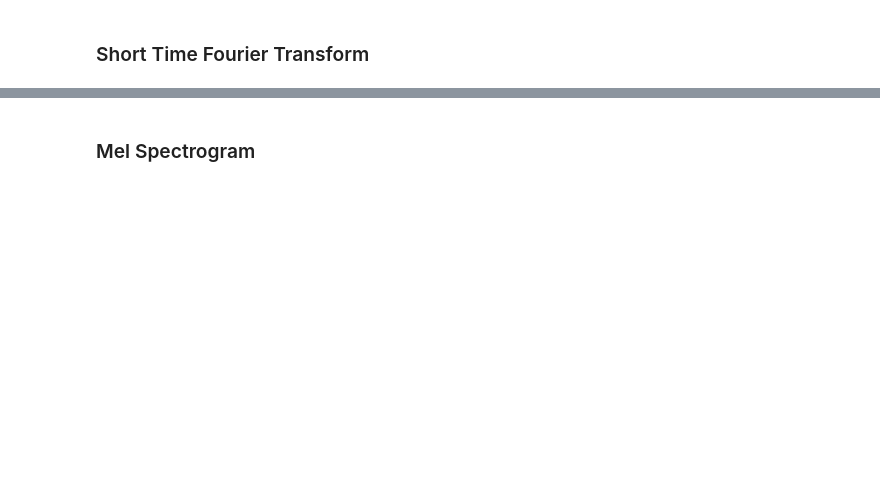
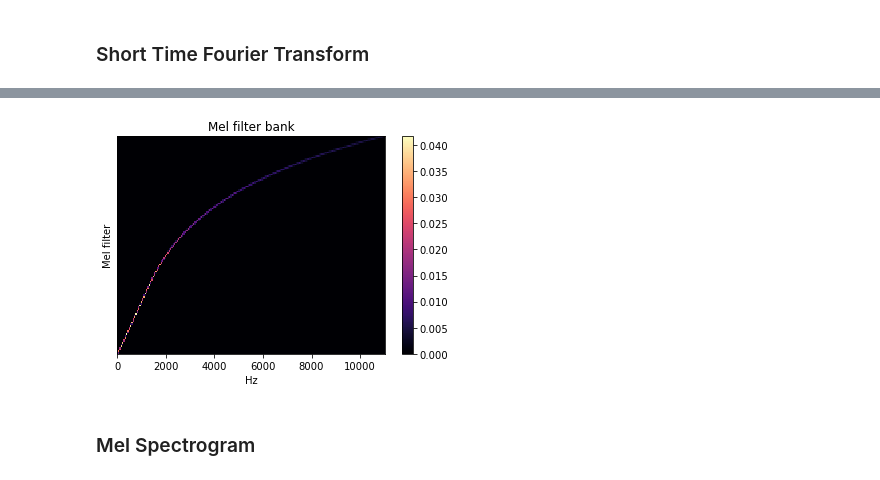
Before and after one commit to Oppo-sit/MFCC_study, a Jupyter notebook: librosa/MFCC_basic.ipynb, the cells around one changed output, grey strips where cells are left out. Drawn from its saved outputs; the diff is of its cells as text; code cells hidden in the pictures; blank space fills up the shorter version.

```diff
--- a/librosa/MFCC_basic.ipynb
+++ b/librosa/MFCC_basic.ipynb
@@ -23,3 +34,16 @@ plt.show()
+# %%
+# https://librosa.org/doc/main/generated/librosa.filters.mel.html
+## n_mels : mel band의 개수, 많을수록 주파수가 촘촘하게 나뉘어진다.
+mfb = librosa.filters.mel(sr, n_fft = n_fft_25, n_mels = 128)
+
+# mel filter bank 출력
+fig, ax = plt.subplots()
+img = librosa.display.specshow(mfb, x_axis='linear', ax=ax)
+ax.set(ylabel='Mel filter', title='Mel filter bank')
+fig.colorbar(img, ax=ax)
+plt.savefig('mel filter bank')
+# %% [output]
+[figure, added]
 # %% [markdown]
 <h3> Mel Spectrogram </h3>
 # %%
```
Also changed, not shown: parts of 5 cells of this notebook, 6 other files.
